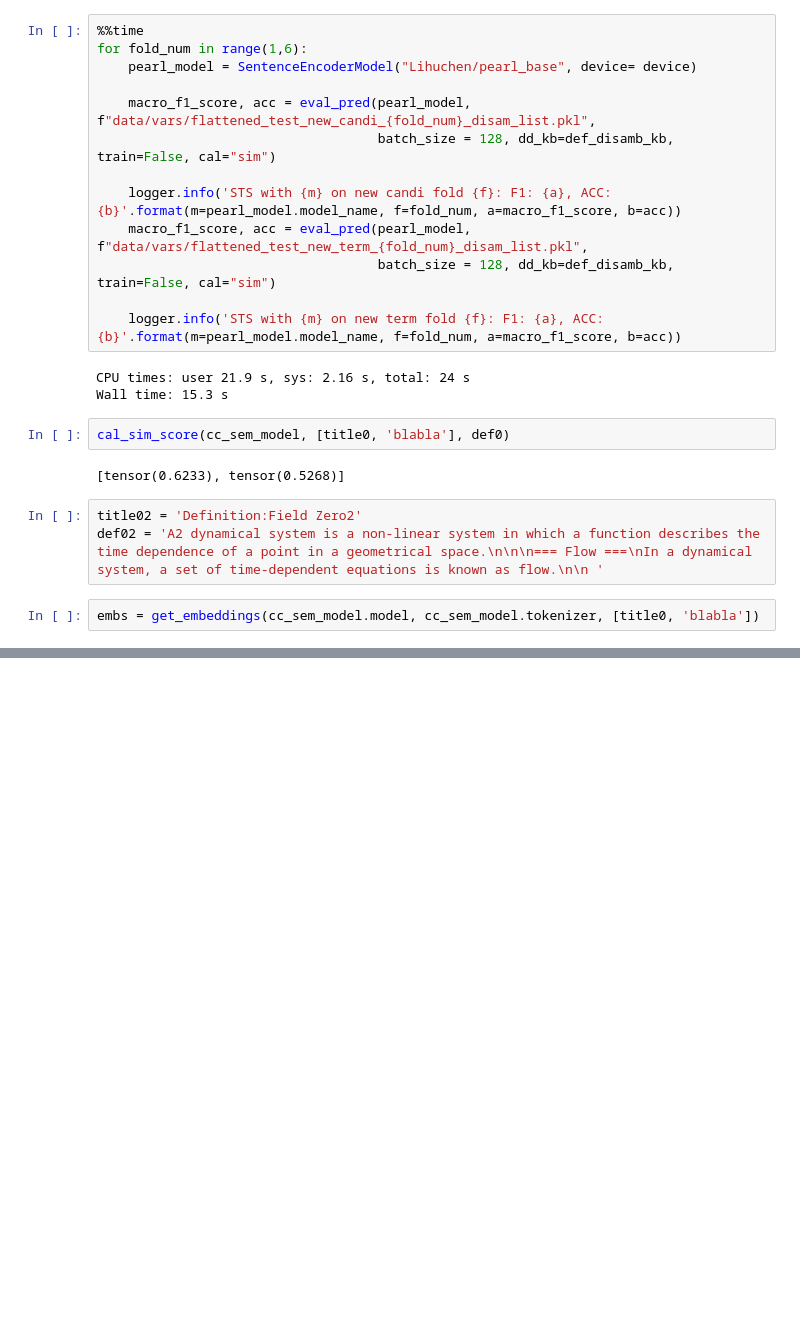
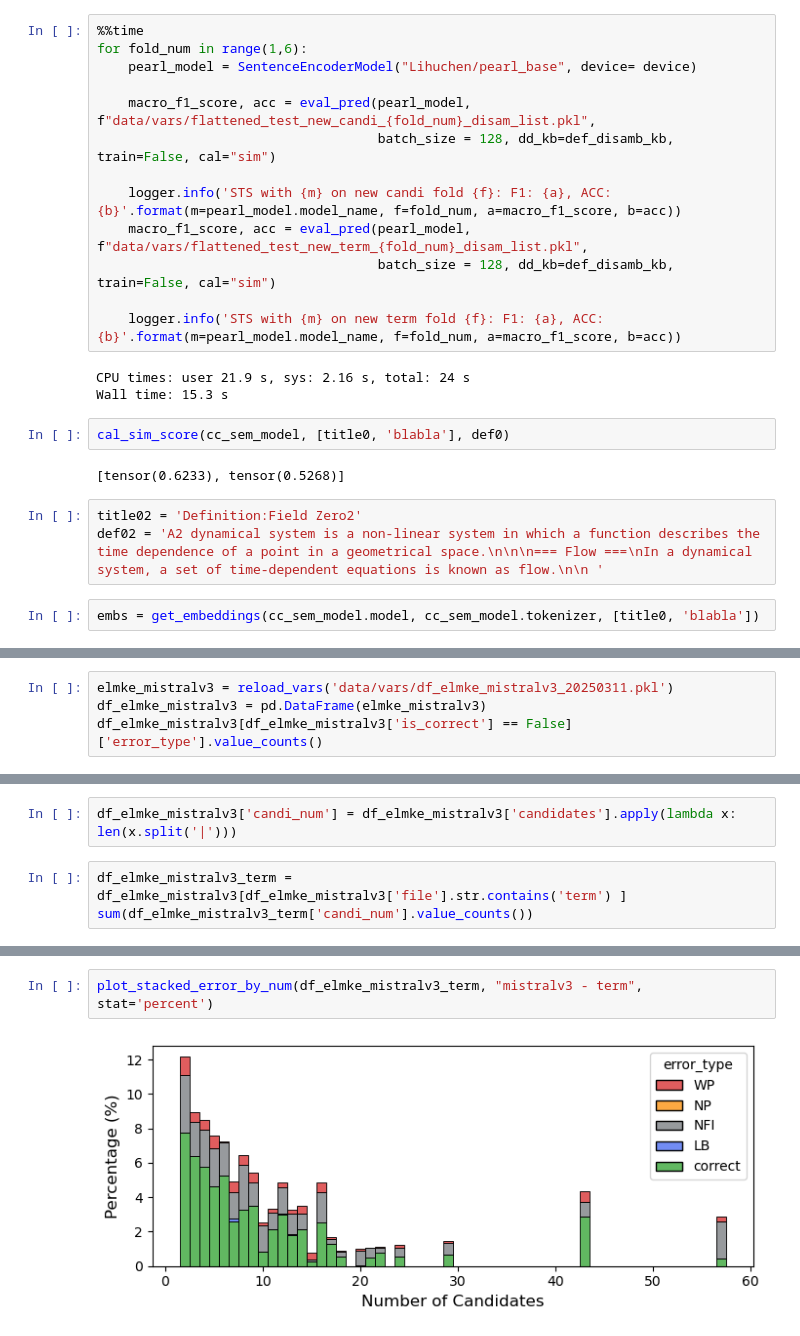
Before and after one commit to sufianj/MathTermDisambiguation, a Jupyter notebook: 20.SentencePairClassifier_5fold.ipynb, the cells around one changed output, grey strips where cells are left out. Saved outputs shown, nothing was run; the diff lists cells and outputs as text; blank space fills up the shorter version.

```diff
--- a/20.SentencePairClassifier_5fold.ipynb
+++ b/20.SentencePairClassifier_5fold.ipynb
@@ -1173,0 +1308,4 @@ embs = get_embeddings(cc_sem_model.model, cc_sem_model.tokenizer, [title0, 'blab
+# %%
+elmke_mistralv3 = reload_vars('data/vars/df_elmke_mistralv3_20250311.pkl')
+df_elmke_mistralv3 = pd.DataFrame(elmke_mistralv3)
+df_elmke_mistralv3[df_elmke_mistralv3['is_correct'] == False]['error_type'].value_counts()
@@ -1173,0 +1365,5 @@ embs = get_embeddings(cc_sem_model.model, cc_sem_model.tokenizer, [title0, 'blab
+# %%
+df_elmke_mistralv3['candi_num'] = df_elmke_mistralv3['candidates'].apply(lambda x: len(x.split('|')))
+# %%
+df_elmke_mistralv3_term = df_elmke_mistralv3[df_elmke_mistralv3['file'].str.contains('term') ]
+sum(df_elmke_mistralv3_term['candi_num'].value_counts())
@@ -1173,0 +1448,4 @@ embs = get_embeddings(cc_sem_model.model, cc_sem_model.tokenizer, [title0, 'blab
+# %%
+plot_stacked_error_by_num(df_elmke_mistralv3_term, "mistralv3 - term", stat='percent')
+# %% [output]
+[figure, added]
```
Also changed, not shown: parts of 44 cells of this notebook, 8 other files.
